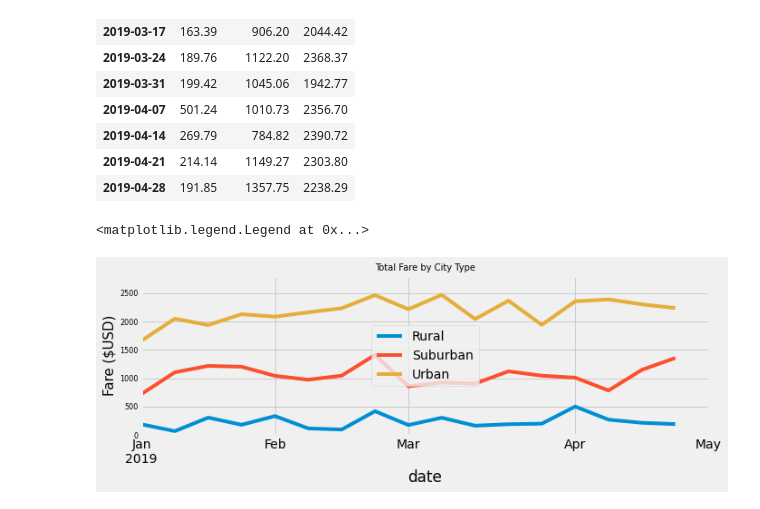
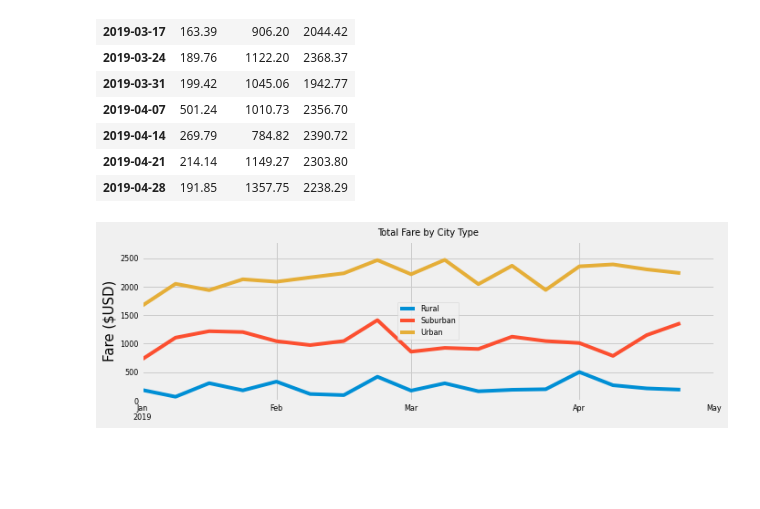
Before and after one commit to temersonzetina/PyBer_Analysis, a Jupyter notebook: PyBer_Challenge.ipynb, the cells around one changed output. Drawn from its saved outputs; the diff is of its cells as text; code cells hidden in the pictures; blank space fills up the shorter version.

```diff
--- a/PyBer_Challenge.ipynb
+++ b/PyBer_Challenge.ipynb
@@ -267,22 +267,21 @@ weekly_fares
 # %%
 # 8. Using the object-oriented interface method, plot the resample DataFrame using the df.plot() function.
 
 # Import the style from Matplotlib.
 from matplotlib import style
 import numpy as np
 # Use the graph style fivethirtyeight.
 style.use('fivethirtyeight')
 
-# fig, ax = plt.subplots()
-# ax.plot()
-
 weekly_fares.plot.line(figsize=(10,3))
 plt.title("Total Fare by City Type", fontsize=10)
 plt.xlim(pd.Timestamp('2019-01-01'), pd.Timestamp('2019-5-01'))
 plt.ylabel("Fare ($USD)", fontsize=15)
 plt.yticks(fontsize=8)
+plt.xticks(fontsize=8)
+plt.xlabel("")
 plt.ylim(0, 2800)
-plt.legend(loc="center")
+plt.legend(loc="center", fontsize=8)
+plt.savefig("Resources/Fig1.png")
 # %% [output]
-<matplotlib.legend.Legend at 0x...>
-[figure, old version]
+[figure, new version]
```
